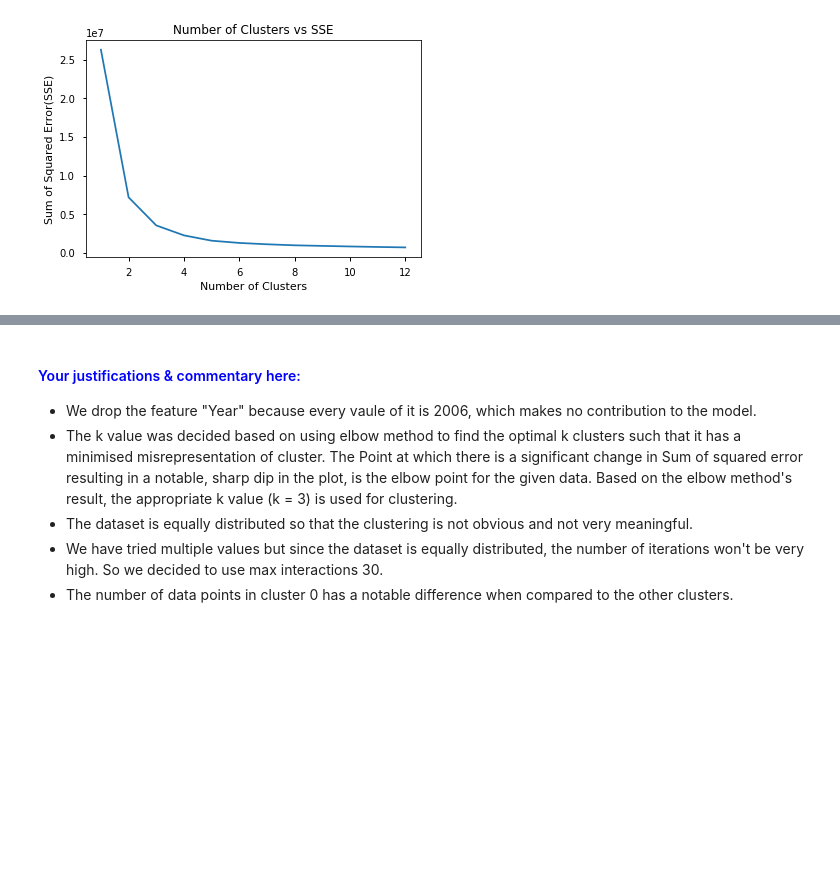
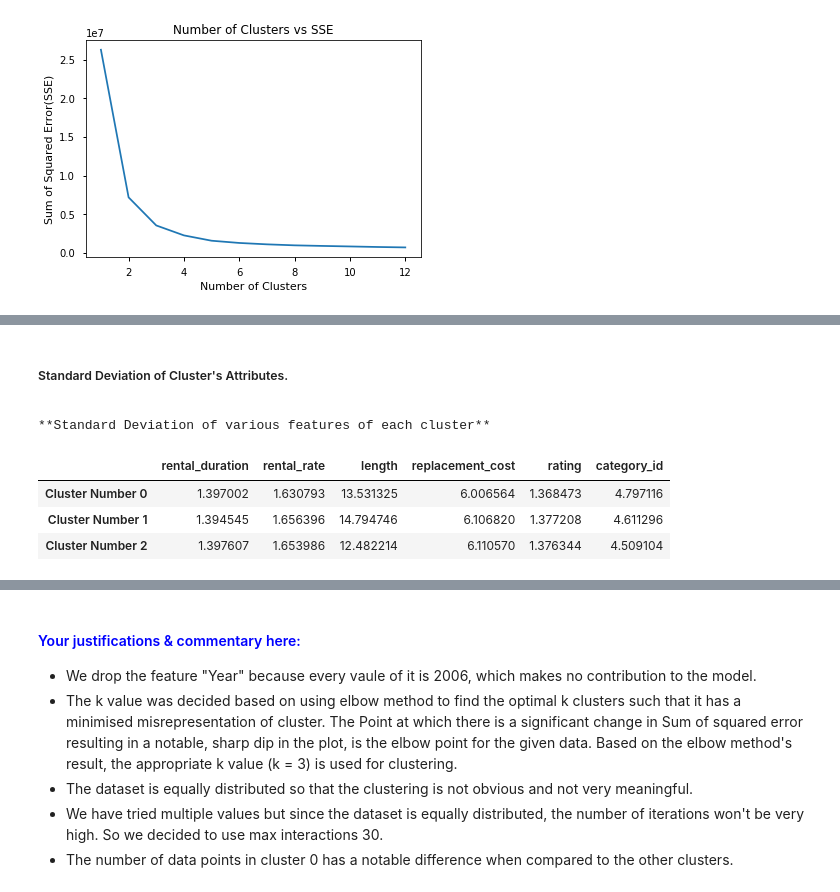
Before and after one commit to DannyFirmin/ML-KMeans-KNN-DecisionTrees, a Jupyter notebook: Assignment-2.ipynb, the cells around one changed output, grey strips where cells are left out. Drawn from its saved outputs; the diff is of its cells as text; code cells hidden in the pictures; blank space fills up the shorter version.

```diff
--- a/Assignment-2.ipynb
+++ b/Assignment-2.ipynb
@@ -442,0 +445,14 @@ s
+# %% [markdown]
+##### Standard Deviation of  Cluster's Attributes.
+<a id='std'></a>
+# %%
+#Showing the differences in the standard deviation of the attributes of each cluster.
+list_df_cluster=[df_cluster0_description,df_cluster1_description,df_cluster2_description]
+print("**Standard Deviation of various features of each cluster**")
+dataframe_description_selector("std",list_df_cluster)
+# %% [output]
+**Standard Deviation of various features of each cluster**
+|  | rental_duration | rental_rate | length | replacement_cost | rating | category_id |
+| Cluster Number 0 | 1.397002 | 1.630793 | 13.531325 | 6.006564 | 1.368473 | 4.797116 |
+| Cluster Number 1 | 1.394545 | 1.656396 | 14.794746 | 6.106820 | 1.377208 | 4.611296 |
+| Cluster Number 2 | 1.397607 | 1.653986 | 12.482214 | 6.110570 | 1.376344 | 4.509104 |
```
Also changed, not shown: parts of 26 cells of this notebook, 1 other file.
